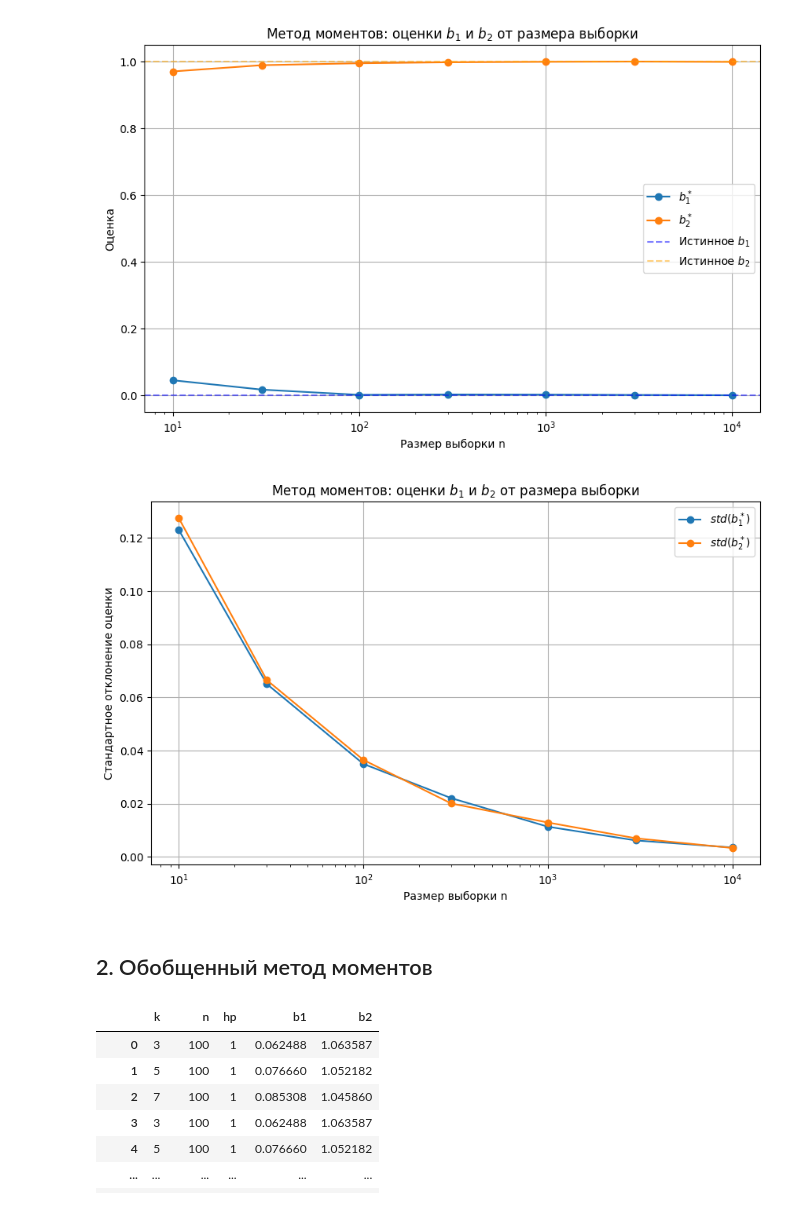
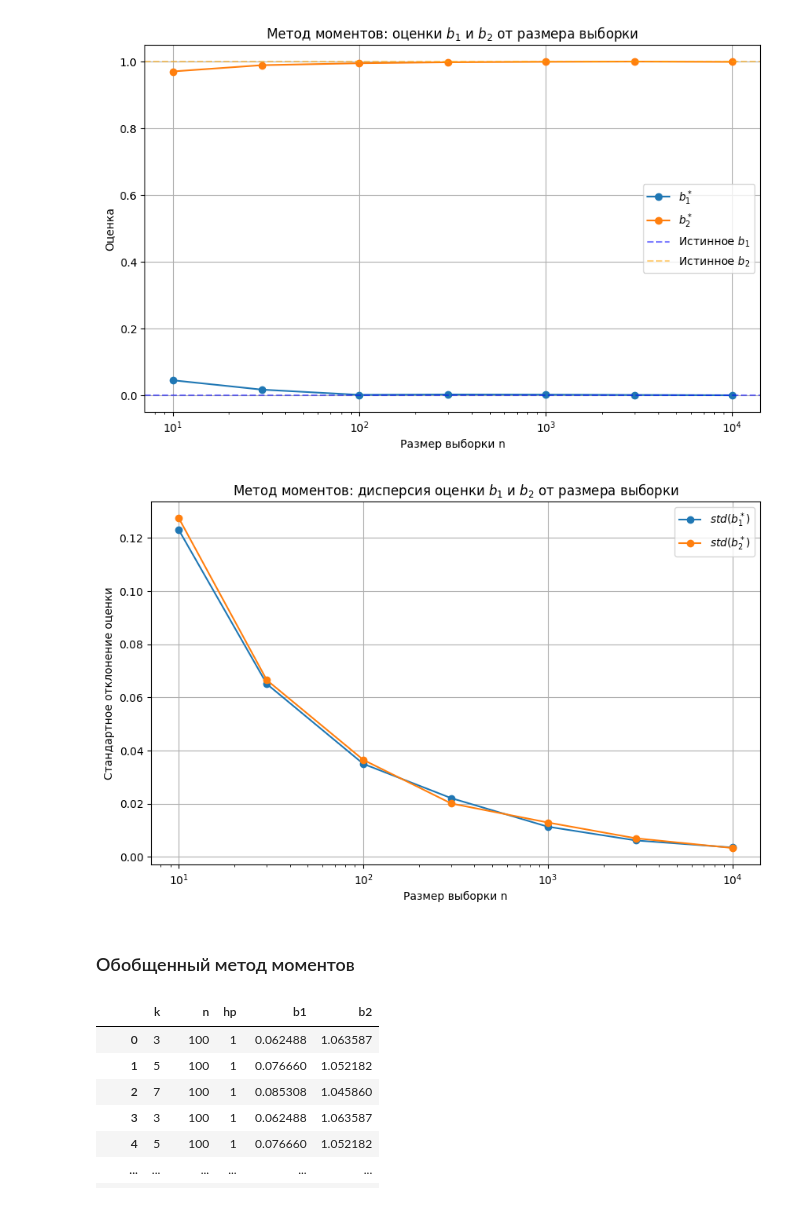
Before and after one commit to e1turin/ipkn-statistics, a Jupyter notebook: lab-3.ipynb, the cells around one changed output. Saved outputs shown, nothing was run; the diff lists cells and outputs as text; code cells hidden in the pictures.

```diff
--- a/lab-3.ipynb
+++ b/lab-3.ipynb
@@ -98,6 +105,8 @@ df
 7000 rows × 3 columns
 # %%
 df.to_csv("lab-3/uniform_mm_1.csv", index=False)
+# %%
+df = pd.read_csv("lab-3/uniform_mm_1.csv")
 # %%
 df_uniform_mean = df.groupby("n").mean()
 df_uniform_std = df.groupby("n").std()
@@ -119,17 +128,17 @@ plt.grid(True)
 # %%
 plt.figure(figsize=(10, 6))
 plt.plot(sizes, df_uniform_std["b1"], marker="o", label="$std(b_1^*)$")
 plt.plot(sizes, df_uniform_std["b2"], marker="o", label="$std(b_2^*)$")
 plt.xscale("log")
 plt.xlabel("Размер выборки n")
 plt.ylabel("Стандартное отклонение оценки")
-plt.title("Метод моментов: оценки $b_1$ и $b_2$ от размера выборки")
+plt.title("Метод моментов: дисперсия оценки $b_1$ и $b_2$ от размера выборки")
 plt.legend()
 plt.grid(True)
 # %% [output]
-[figure, old version]
+[figure, new version]
 # %% [markdown]
-## 2. Обобщенный метод моментов
+### Обобщенный метод моментов
 # %%
 def uniform_gmm(sample, k, weights):
     sample_moments = np.array([np.mean(sample ** j) for j in range(1, k + 1)])
```
Also changed, not shown: parts of 26 cells of this notebook.
